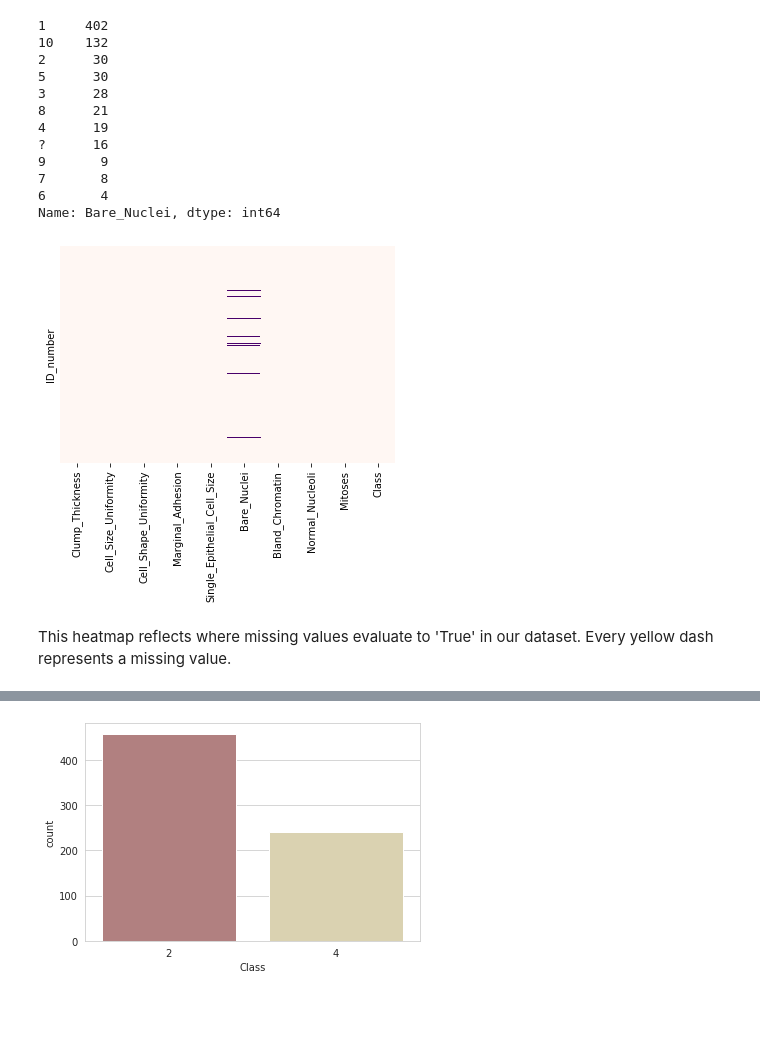
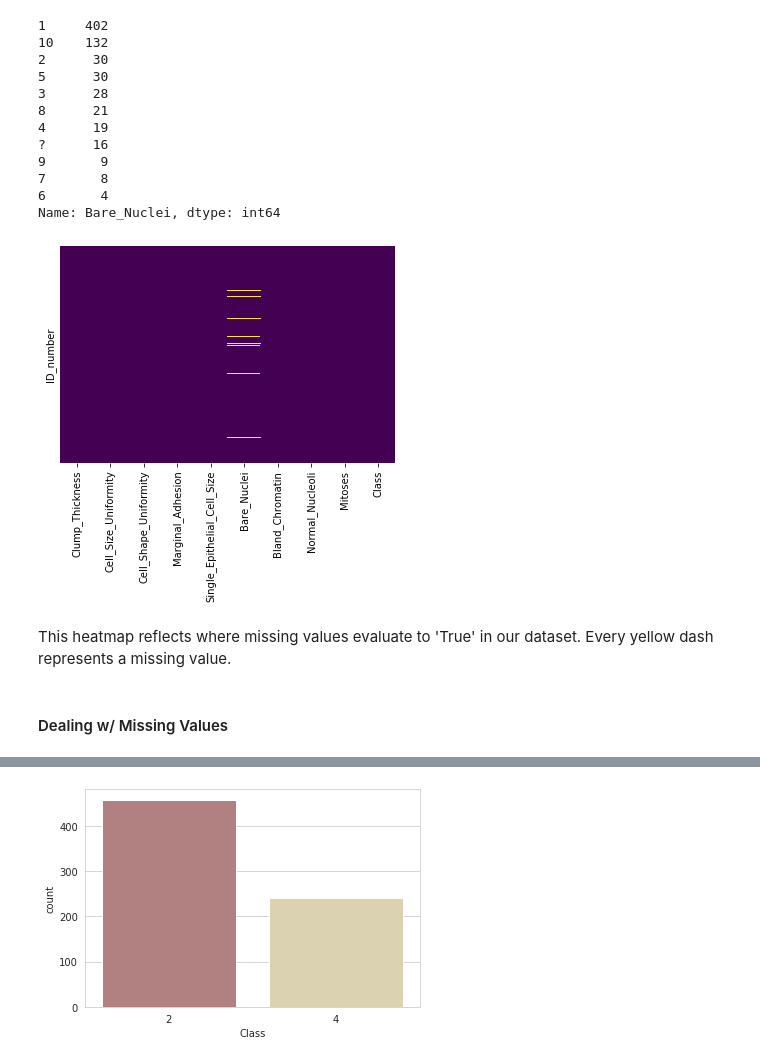
Before and after one commit to MphoKhotleng/Logistic_Regression, a Jupyter notebook: predict_breast_cancer/predict_breast_cancer.ipynb, the cells around one changed output, grey strips where cells are left out. Cells and saved outputs as stored; diff of their text form; code cells hidden in the pictures; blank space fills up the shorter version.

```diff
--- a/predict_breast_cancer/predict_breast_cancer.ipynb
+++ b/predict_breast_cancer/predict_breast_cancer.ipynb
@@ -76,7 +86,9 @@ bc = bc.replace('?', np.nan)
 # %%
-sns.heatmap(bc.isnull(),yticklabels=False,cbar=False,cmap='RdPu')
+sns.heatmap(bc.isnull(),yticklabels=False,cbar=False,cmap='viridis')
 plt.show()
 # %% [output]
-[figure, old version]
+[figure, new version]
 # %% [markdown]
 This heatmap reflects where missing values evaluate to 'True' in our dataset. Every yellow dash represents a missing value.
+# %% [markdown]
+#### Dealing w/ Missing Values
```
Also changed, not shown: parts of 29 cells of this notebook.
